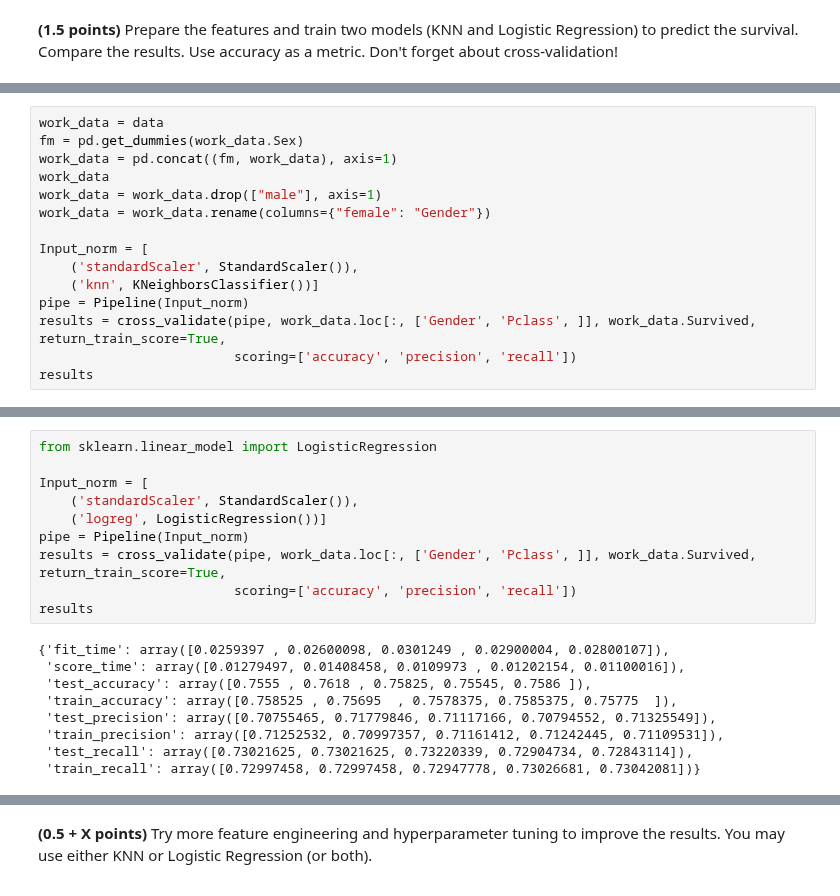
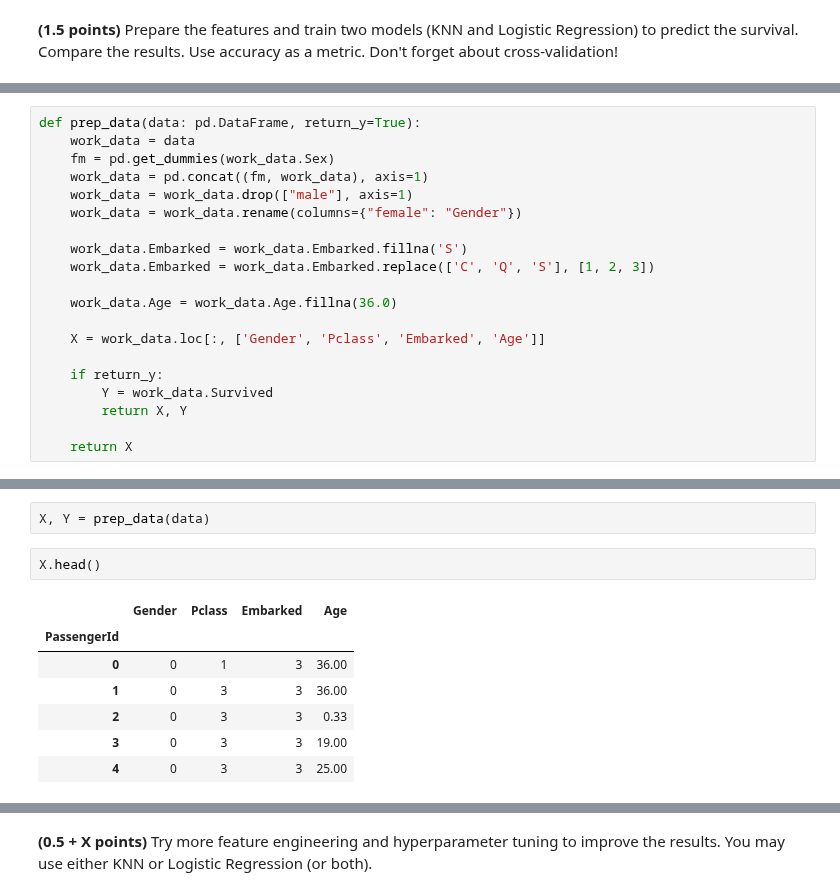
Before and after one commit to githubjeka/ml-intro, a Jupyter notebook: hw_classification.ipynb, the cells around one changed output, grey strips where cells are left out. Saved outputs shown, nothing was run; the diff lists cells and outputs as text.

```diff
--- a/hw_classification.ipynb
+++ b/hw_classification.ipynb
@@ -808,15 +824,20 @@ Think about the ways to handle these missing values for modelling and write your
 # %%
-work_data = data
-fm = pd.get_dummies(work_data.Sex)
-work_data = pd.concat((fm, work_data), axis=1)
-work_data
-work_data = work_data.drop(["male"], axis=1)
-work_data = work_data.rename(columns={"female": "Gender"})
+def prep_data(data: pd.DataFrame, return_y=True):
+    work_data = data
+    fm = pd.get_dummies(work_data.Sex)
+    work_data = pd.concat((fm, work_data), axis=1)
+    work_data = work_data.drop(["male"], axis=1)
+    work_data = work_data.rename(columns={"female": "Gender"})
 
-Input_norm = [
-    ('standardScaler', StandardScaler()),
-    ('knn', KNeighborsClassifier())]
-pipe = Pipeline(Input_norm)
-results = cross_validate(pipe, work_data.loc[:, ['Gender', 'Pclass', ]], work_data.Survived, return_train_score=True,
-                         scoring=['accuracy', 'precision', 'recall'])
-results
+    work_data.Embarked = work_data.Embarked.fillna('S')
+    work_data.Embarked = work_data.Embarked.replace(['C', 'Q', 'S'], [1, 2, 3])
+
+    work_data.Age = work_data.Age.fillna(36.0)
+
+    X = work_data.loc[:, ['Gender', 'Pclass', 'Embarked', 'Age']]
+
+    if return_y:
+        Y = work_data.Survived
+        return X, Y
+
+    return X
@@ -832,19 +844,12 @@ results
-# %%
-from sklearn.linear_model import LogisticRegression
-
-Input_norm = [
-    ('standardScaler', StandardScaler()),
-    ('logreg', LogisticRegression())]
-pipe = Pipeline(Input_norm)
-results = cross_validate(pipe, work_data.loc[:, ['Gender', 'Pclass', ]], work_data.Survived, return_train_score=True,
-                         scoring=['accuracy', 'precision', 'recall'])
-results
-# %% [output]
-{'fit_time': array([0.0259397 , 0.02600098, 0.0301249 , 0.02900004, 0.02800107]),
- 'score_time': array([0.01279497, 0.01408458, 0.0109973 , 0.01202154, 0.01100016]),
- 'test_accuracy': array([0.7555 , 0.7618 , 0.75825, 0.75545, 0.7586 ]),
- 'train_accuracy': array([0.758525 , 0.75695  , 0.7578375, 0.7585375, 0.75775  ]),
- 'test_precision': array([0.70755465, 0.71779846, 0.71117166, 0.70794552, 0.71325549]),
- 'train_precision': array([0.71252532, 0.70997357, 0.71161412, 0.71242445, 0.71109531]),
- 'test_recall': array([0.73021625, 0.73021625, 0.73220339, 0.72904734, 0.72843114]),
- 'train_recall': array([0.72997458, 0.72997458, 0.72947778, 0.73026681, 0.73042081])}
+# %%
+X, Y = prep_data(data)
+# %%
+X.head()
+# %% [output]
+|  | Gender | Pclass | Embarked | Age |
+| PassengerId |  |  |  |  |
+| 0 | 0 | 1 | 3 | 36.00 |
+| 1 | 0 | 3 | 3 | 36.00 |
+| 2 | 0 | 3 | 3 | 0.33 |
+| 3 | 0 | 3 | 3 | 19.00 |
+| 4 | 0 | 3 | 3 | 25.00 |
```
Also changed, not shown: parts of 12 cells of this notebook.
